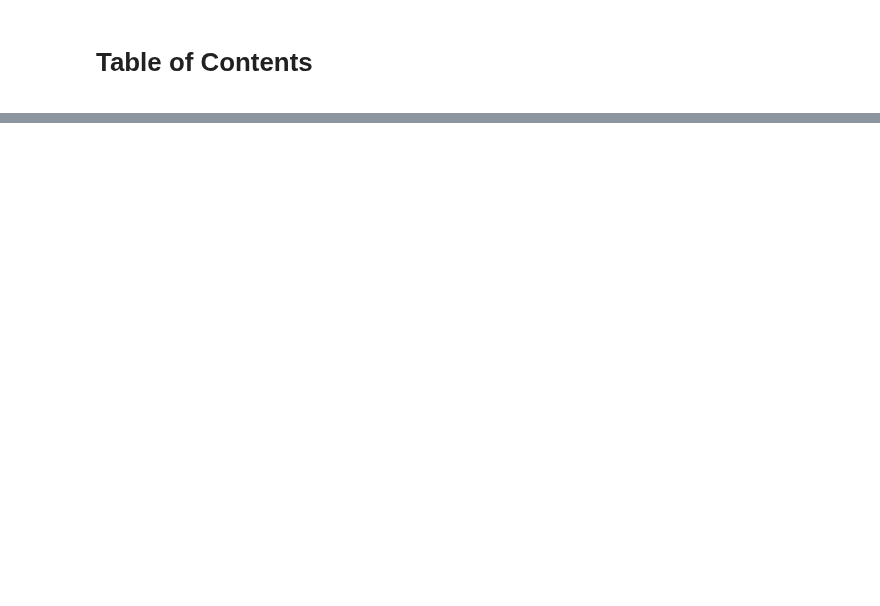
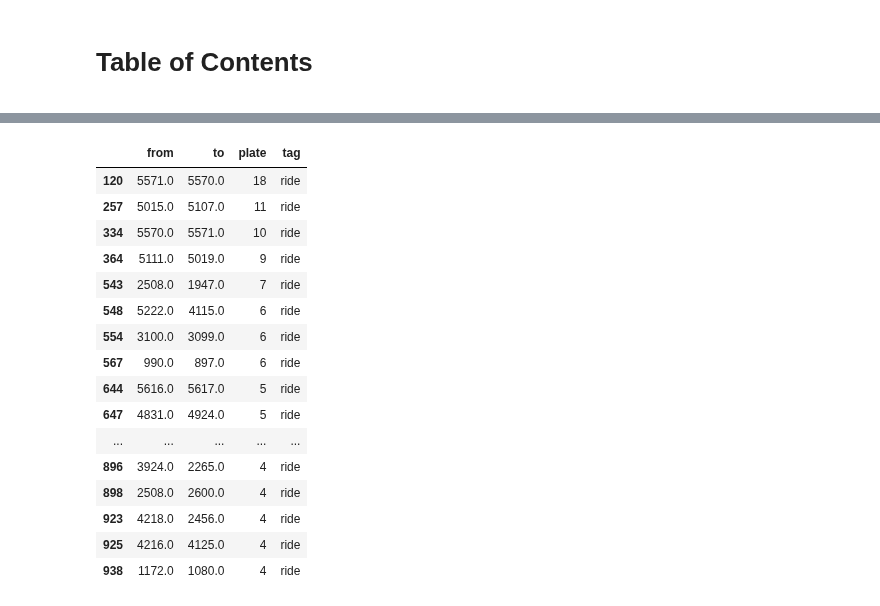
Before and after one commit to goshaov/projects, a Jupyter notebook: cargo_flows/rides.ipynb, the cells around one changed output, grey strips where cells are left out. Saved outputs shown, nothing was run; the diff lists cells and outputs as text; code cells hidden in the pictures; blank space fills up the shorter version.

```diff
--- a/cargo_flows/rides.ipynb
+++ b/cargo_flows/rides.ipynb
@@ -51,0 +151,5 @@ rides_workday.head()
+# %%
+truck_rides_from_to = truck_rides_from_to.pivot_table(
+    index=['plate', 'vehicleId'], columns='ride_num', values=['id'], aggfunc='sum'
+).rename(columns={1:'from', 2:'to'})
+truck_rides_from_to
@@ -51,0 +172,4 @@ rides_workday.head()
+# %%
+truck_rides_from_to.columns = truck_rides_from_to.columns.droplevel()
+truck_rides_from_to = truck_rides_from_to.reset_index()
+truck_rides_from_to
@@ -51,0 +190,5 @@ rides_workday.head()
+# %%
+truck_rides_count = truck_rides_from_to.groupby(['from', 'to']).agg(
+    {'plate':'nunique'})
+truck_rides_count = truck_rides_count.query("plate>2").sort_values(by='plate', ascending=False).reset_index()
+truck_rides_count
@@ -51,0 +209,8 @@ rides_workday.head()
+# %%
+truck_rides_count['tag'] = 0
+for i in range(len(truck_rides_count)):
+    if truck_rides_count.loc[i, 'from'] == truck_rides_count.loc[i, 'to']:
+        truck_rides_count.loc[i, 'tag'] = 'stop'
+    else:
+        truck_rides_count.loc[i, 'tag'] = 'ride'
+truck_rides_count.head()
@@ -51,0 +224,20 @@ rides_workday.head()
+# %%
+truck_rides_count.query("tag=='ride'").head(40)
+# %% [output]
+|  | from | to | plate | tag |
+| 120 | 5571.0 | 5570.0 | 18 | ride |
+| 257 | 5015.0 | 5107.0 | 11 | ride |
+| 334 | 5570.0 | 5571.0 | 10 | ride |
+| 364 | 5111.0 | 5019.0 | 9 | ride |
+| 543 | 2508.0 | 1947.0 | 7 | ride |
+| 548 | 5222.0 | 4115.0 | 6 | ride |
+| 554 | 3100.0 | 3099.0 | 6 | ride |
+| 567 | 990.0 | 897.0 | 6 | ride |
+| 644 | 5616.0 | 5617.0 | 5 | ride |
+| 647 | 4831.0 | 4924.0 | 5 | ride |
+| ... | ... | ... | ... | ... |
+| 896 | 3924.0 | 2265.0 | 4 | ride |
+| 898 | 2508.0 | 2600.0 | 4 | ride |
+| 923 | 4218.0 | 2456.0 | 4 | ride |
+| 925 | 4216.0 | 4125.0 | 4 | ride |
+| 938 | 1172.0 | 1080.0 | 4 | ride |
```
Also changed, not shown: parts of 30 cells of this notebook.
